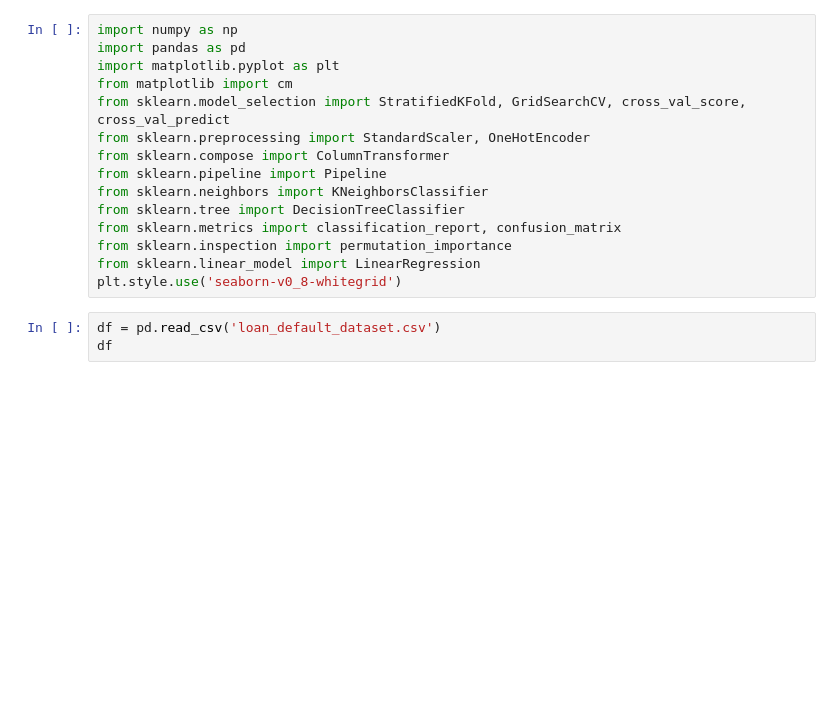
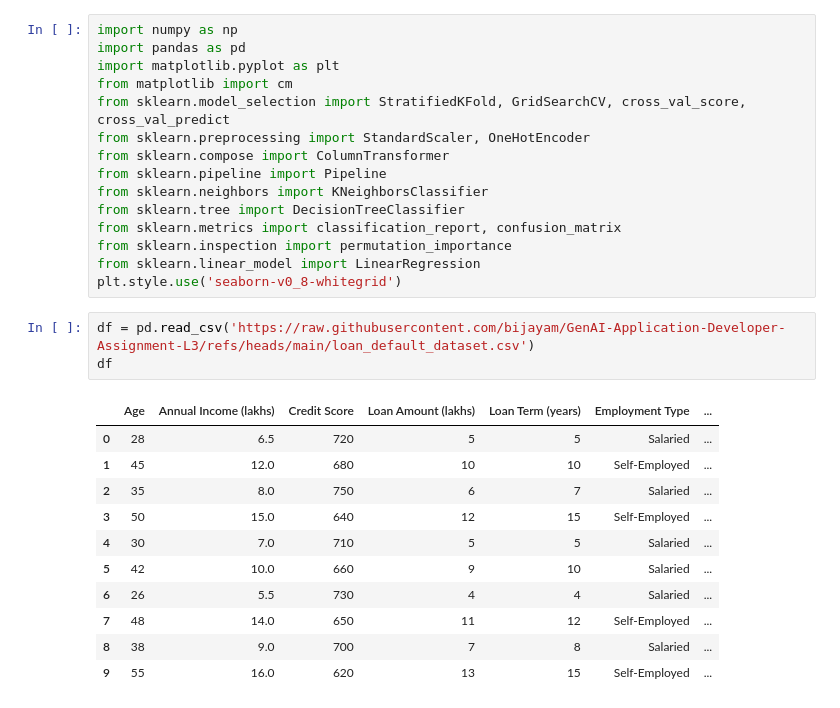
Before and after one commit to bijayam/GenAI-Application-Developer-Assignment-L3, a Jupyter notebook: assignment1.ipynb, the cells around one changed output. Saved outputs shown, nothing was run; the diff lists cells and outputs as text; blank space fills up the shorter version.

```diff
--- a/assignment1.ipynb
+++ b/assignment1.ipynb
@@ -16,8 +16,20 @@ from sklearn.inspection import permutation_importance
 from sklearn.linear_model import LinearRegression
 plt.style.use('seaborn-v0_8-whitegrid')
 # %%
-df = pd.read_csv('loan_default_dataset.csv')
+df = pd.read_csv('https://raw.githubusercontent.com/bijayam/GenAI-Application-Developer-Assignment-L3/refs/heads/main/loan_default_dataset.csv')
 df
+# %% [output]
+|  | Age | Annual Income (lakhs) | Credit Score | Loan Amount (lakhs) | Loan Term (years) | Employment Type | ... |
+| 0 | 28 | 6.5 | 720 | 5 | 5 | Salaried | ... |
+| 1 | 45 | 12.0 | 680 | 10 | 10 | Self-Employed | ... |
+| 2 | 35 | 8.0 | 750 | 6 | 7 | Salaried | ... |
+| 3 | 50 | 15.0 | 640 | 12 | 15 | Self-Employed | ... |
+| 4 | 30 | 7.0 | 710 | 5 | 5 | Salaried | ... |
+| 5 | 42 | 10.0 | 660 | 9 | 10 | Salaried | ... |
+| 6 | 26 | 5.5 | 730 | 4 | 4 | Salaried | ... |
+| 7 | 48 | 14.0 | 650 | 11 | 12 | Self-Employed | ... |
+| 8 | 38 | 9.0 | 700 | 7 | 8 | Salaried | ... |
+| 9 | 55 | 16.0 | 620 | 13 | 15 | Self-Employed | ... |
 # %%
 print('Shape:', df.shape)
 print('Class distribution (loan):', df['loan'].value_counts())
```
Also changed, not shown: parts of 7 cells of this notebook.
